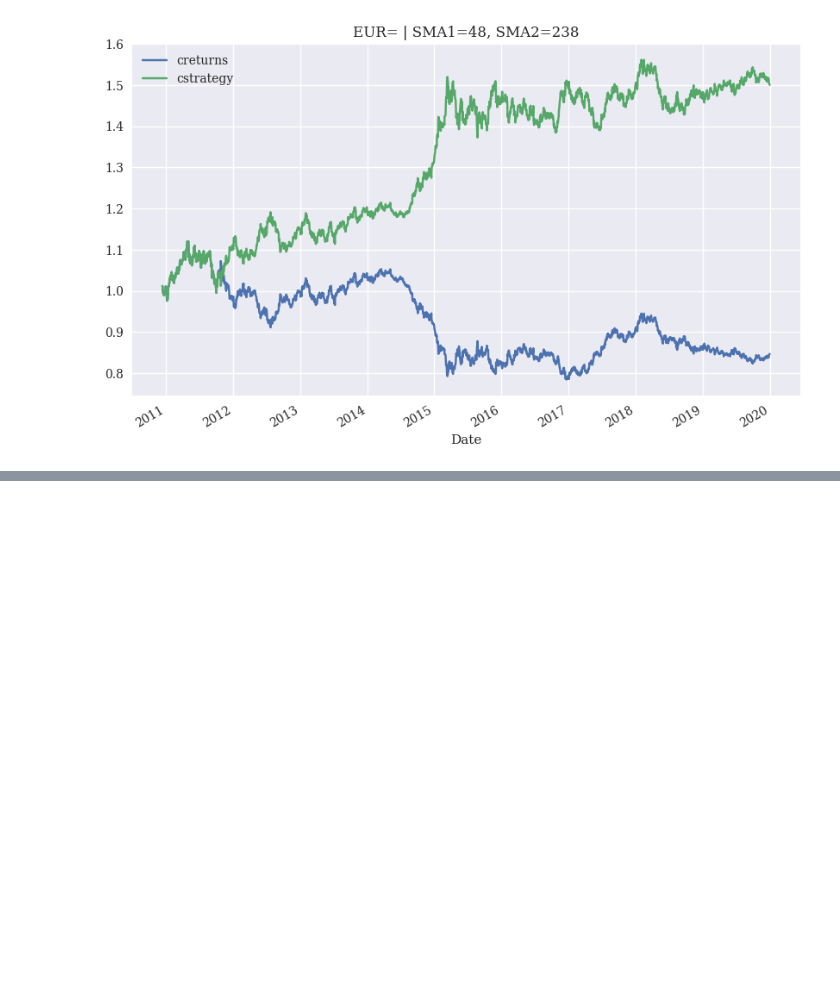
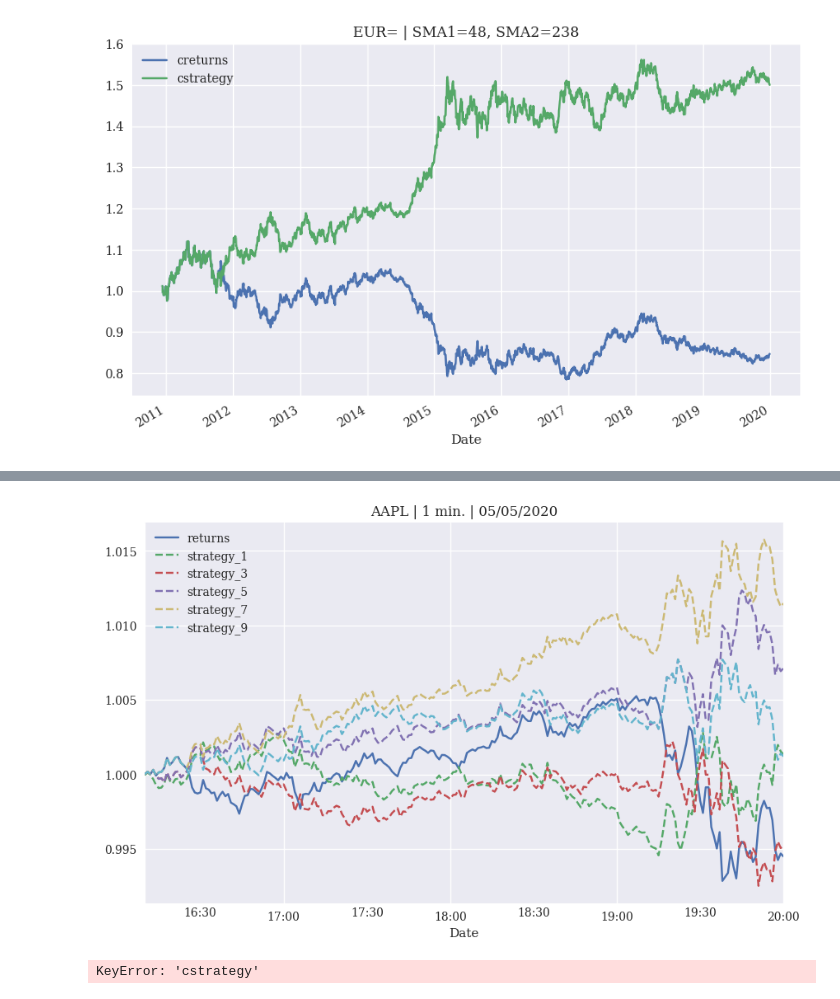
Before and after one commit to enginearn/Python_for_Algorithmic_Trading-978-4873119793, a Jupyter notebook: Chapter_04/vectors.ipynb, the cells around one changed output, grey strips where cells are left out. Cells and saved outputs as stored; diff of their text form; code cells hidden in the pictures; blank space fills up the shorter version.

```diff
--- a/Chapter_04/vectors.ipynb
+++ b/Chapter_04/vectors.ipynb
@@ -400,0 +439,3 @@ smabt.plot_results()
+# %%
+csv_file = "AAPL_1min_05052020.csv"
+data = pd.read_csv(csv_file, index_col=0, parse_dates=True)
@@ -400,0 +468,14 @@ smabt.plot_results()
+# %%
+data['returns'] = np.log(data['CLOSE'] / data['CLOSE'].shift(1))
+# %%
+to_plot = ['returns']
+# %%
+for m in [1, 3, 5, 7, 9]:
+    data[f'position_{m}'] = np.sign(data['returns'].rolling(m).mean())
+    data[f'strategy_{m}'] = (data[f'position_{m}'].shift(1) * data['returns'])
+    to_plot.append(f'strategy_{m}')
+# %%
+data[to_plot].dropna().cumsum().apply(np.exp).plot(
+    title='AAPL | 1 min. | 05/05/2020', figsize=(10, 6), style=['-', '--', '--', '--', '--', '--']);
+# %% [output]
+[figure, added]
@@ -400,0 +486,4 @@ smabt.plot_results()
+# %%
+mombt.run_strategy(momentum=3)
+# %% [output]
+KeyError: 'cstrategy'
```
Also changed, not shown: parts of 19 cells of this notebook, 2 other files.
